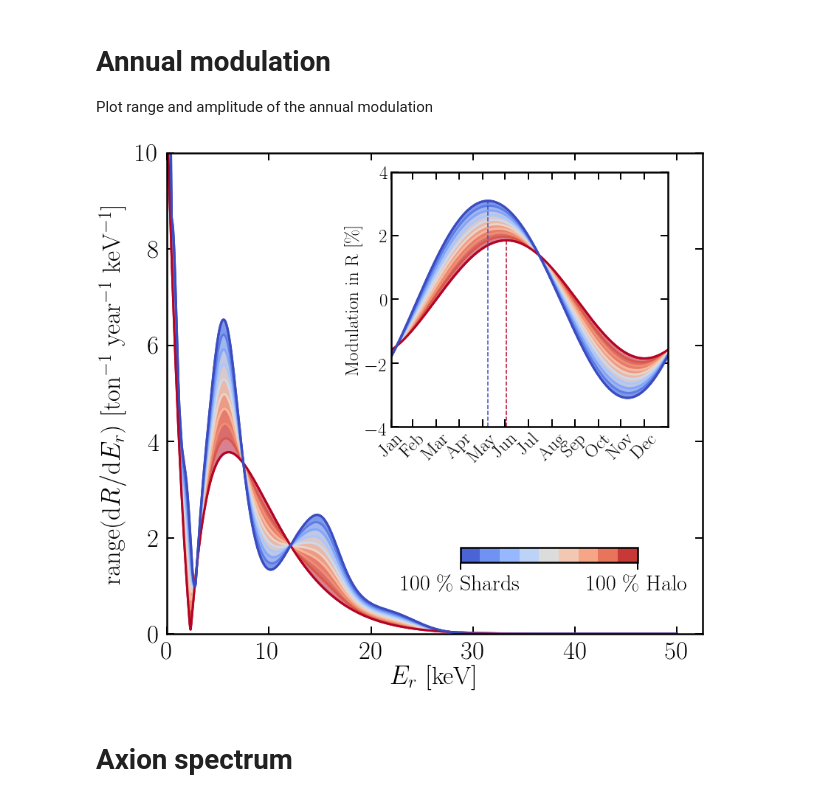
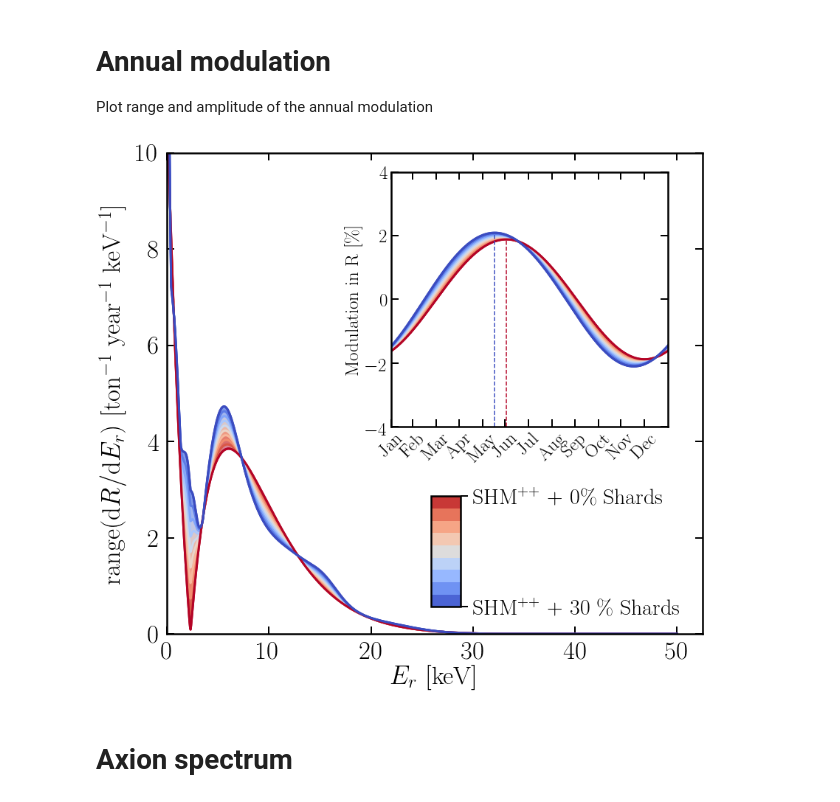
Before and after one commit to cajohare/DarkShards, a Jupyter notebook: code/PlotShards.ipynb, the cells around one changed output. Saved outputs shown, nothing was run; the diff lists cells and outputs as text; code cells hidden in the pictures.

```diff
--- a/code/PlotShards.ipynb
+++ b/code/PlotShards.ipynb
@@ -136,10 +205,6 @@ E_max = 50.0
 E = linspace(E_th,E_max,n)
 v_min = MinimumWIMPSpeed(E,A,m_chi)
 
-
-xi_halo = 0.0
-xi_s = (1.0-xi_halo)/(1.0*nshards)
-
 # Loop over times
 ndays = 365
 days = linspace(0,365,ndays)
@@ -149,14 +214,14 @@ R = zeros(shape=ndays)
 R0 = zeros(shape=ndays)
 for i in range(0,ndays):
     v_lab = LabVelocitySimple(days[i],HaloModel)
-    gmin0 = gvmin_Isotropic(v_min,v_lab,v0,v_esc)
-    gmin = xi_halo*gmin0
+    gmin0 = gvmin_Isotropic(v_min,v_lab)
+    gmin_sub = zeros(shape=shape(gmin0))
     for isub in range(0,nshards):
         v_spin = dat[isub,0:3]
         v0_str = sqrt(sum(dat[isub,6:9]**2.0))/(3.0*sqrt(2.0))
-        gmin += xi_s*gvmin_Isotropic(v_min,v_lab-v_spin,v0_str,v_esc)
+        gmin_sub += pops[isub]*gvmin_Isotropic(v_min,v_lab-v_spin,v0_str,v_esc)
 
-    dR[i,:] = diffRecoilRate_SI(E,gmin,A,sigma_p,m_chi,rho_0=0.55)
+    dR[i,:] = diffRecoilRate_SI(E,gmin_sub,A,sigma_p,m_chi,rho_0=0.55)
     dR0[i,:] = diffRecoilRate_SI(E,gmin0,A,sigma_p,m_chi,rho_0=0.55)
     R[i] = trapz(dR[i,(E>E_th)],E[E>E_th])
     R0[i] = trapz(dR0[i,(E>E_th)],E[E>E_th])
@@ -174,13 +239,16 @@ ax1 = fig.add_subplot(111)
 left, bottom, width, height = [0.45, 0.45, 0.4, 0.4]
 ax2 = fig.add_axes([left, bottom, width, height])
 
+col = flipud(cm.coolwarm(linspace(0,1,n_xi)))
+
 # Main plot
 plt.sca(ax1)
+y2 = xi_vals[-1]*Rdiff+(1-xi_vals[-1])*Rdiff0
 for i in range(0,n_xi):
-    plt.fill_between(E,xi_vals[i]*Rdiff+(1-xi_vals[i])*Rdiff0,y2=Rdiff,color=col[i,:],alpha=0.5)
+    plt.fill_between(E,xi_vals[i]*Rdiff+(1-xi_vals[i])*Rdiff0,y2=y2,color=col[i,:],alpha=0.5)
     plt.plot(E,xi_vals[i]*Rdiff+(1-xi_vals[i])*Rdiff0,'-',color=col[i,:],linewidth=3)
-plt.plot(E,Rdiff0,label='Halo',linewidth=3,color=col[0,:])
-plt.plot(E,Rdiff,label='Subs.',linewidth=3,color=col[-1,:])
+plt.plot(E,Rdiff0,label=cbar_max,linewidth=3,color=col[0,:])
+plt.plot(E,y2,label=cbar_min,linewidth=3,color=col[-1,:])
 plt.xticks(fontsize=35)
 plt.yticks(fontsize=35)
 plt.xlabel(r"$E_r$ [keV]",fontsize=35);
@@ -194,48 +262,48 @@ ax1.tick_params(which='minor',direction='in',width=1,length=7,right=True,top=Tru
 plt.sca(ax2)
 R0mid = (max(R0)+min(R0))/2.0
 Rmid = (max(R)+min(R))/2.0
+y2 = 100*xi_vals[-1]*(R-Rmid)/Rmid+100*(1.0-xi_vals[-1])*(R0-R0mid)/R0mid
 for i in range(0,n_xi):
     dR = 100*xi_vals[i]*(R-Rmid)/Rmid+100*(1.0-xi_vals[i])*(R0-R0mid)/R0mid
-    plt.fill_between(days,dR,y2=100*(R-Rmid)/Rmid,color=col[i,:],alpha=0.5)
+    plt.fill_between(days,dR,y2=y2,color=col[i,:],alpha=0.5)
     plt.plot(days,dR,'-',color=col[i,:],linewidth=3)
 plt.plot(days,100*(R0-R0mid)/R0mid,linewidth=3,color=col[0,:])
-plt.plot(days,100*(R-Rmid)/Rmid,linewidth=3,color=col[-1,:])
+plt.plot(days,y2,linewidth=3,color=col[-1,:])
 dR = 100*(R0-R0mid)/R0mid
 plt.plot([days[argmax(dR)],days[argmax(dR)]],[-4.0,amax(dR)],'--',color=col[0,:])
-dR = 100*(R-Rmid)/Rmid
-plt.plot([days[argmax(dR)],days[argmax(dR)]],[-4.0,amax(dR)],'--',color=col[-1,:])
+plt.plot([days[argmax(y2)],days[argmax(y2)]],[-4.0,amax(y2)],'--',color=col[-1,:])
 
 plt.xticks(fontsize=35)
 plt.yticks(fontsize=35)
 ax2.set_xlim(left=0.0,right=365)
 ax2.set_ylim(bottom=-4.0,top=4.0)
 plt.xticks(cumsum([31,28,31,30,31,30,31,31,30,31,30,31])-31,
            ['Jan','Feb','Mar','Apr','May','Jun','Jul','Aug','Sep','Oct','Nov','Dec'],
            rotation=45)
 plt.ylabel(r"Modulation in R [\%]" ,fontsize=25);
 ax2.tick_params(which='major',direction='in',width=2,length=10,right=True,top=True,pad=5,labelsize=25)
 
 # Custom colorbar
 import matplotlib as mpl
 from mpl_toolkits.axes_grid1.inset_locator import inset_axes
-cbaxes = inset_axes(ax2, width="40%", height="10%", bbox_to_anchor=[160, 30, 600, 200])
+cbaxes = inset_axes(ax2, width="20%", height="30%", bbox_to_anchor=[320, -200, 200, 500])
 norm = mpl.colors.Normalize(vmin=0,vmax=1)
 sm = plt.cm.ScalarMappable(cmap=cmap, norm=norm)
 sm.set_array([])
-plt.colorbar(sm,cax=cbaxes,ticks=(0,1),boundaries=linspace(0,1,n_xi),orientation='horizontal')
+plt.colorbar(sm,cax=cbaxes,ticks=(0,1),boundaries=linspace(0,1,n_xi),orientation='vertical')
 f = plt.gcf().get_children()
 cbar = f[3]
-cbar.set_xticklabels([r'100 \% Shards', r'100 \% Halo'])  # vertically oriented colorbar
+cbar.set_yticklabels([cbar_min,cbar_max])  # vertically oriented colorbar
 cbar.tick_params(labelsize=30)
 cbar.tick_params(which='major',direction='out',width=2,length=10,right=True,top=False,pad=7)
 cbar.tick_params(which='minor',direction='out',width=2,length=7,right=True,top=False)
 
 
 plt.show()
 fig.savefig('../plots/'+pltname+'.pdf',bbox_inches='tight')
 fig.savefig('../plots/plots_png/'+pltname+'.png',bbox_inches='tight')
 # %% [output]
-[figure, old version]
+[figure, new version]
 # %% [markdown]
 # Axion spectrum
 # %%
```
Also changed, not shown: parts of 14 cells of this notebook, 16 other files.
